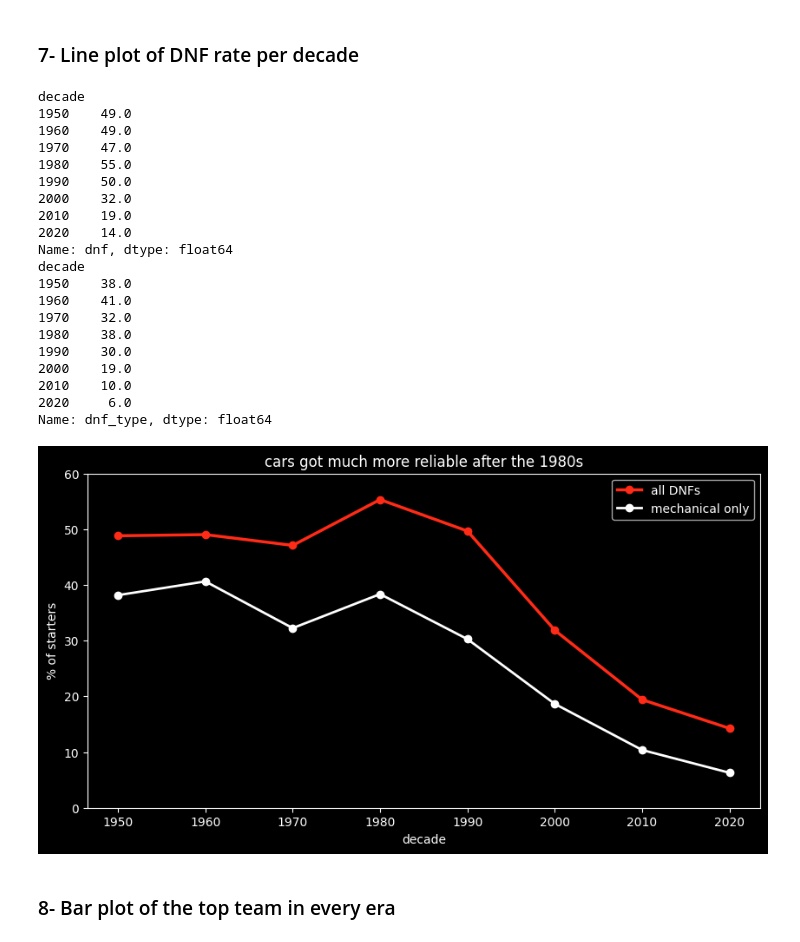
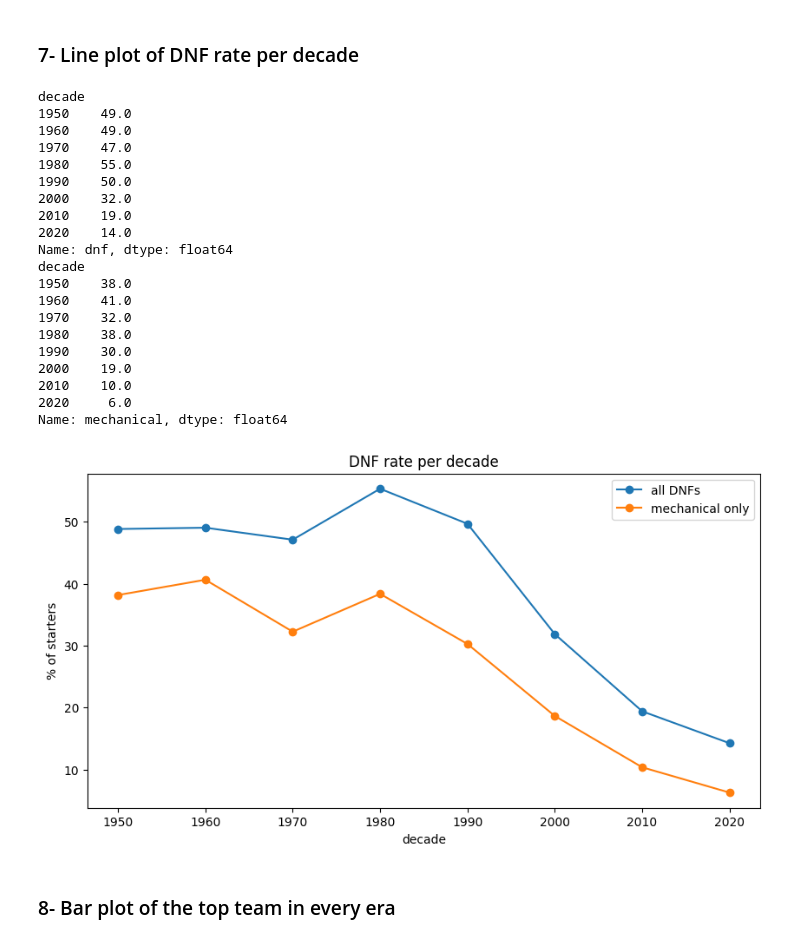
Before and after one commit to Majed-Codes/f1-eda-dashboard, a Jupyter notebook: notebook/f1_eda.ipynb, the cells around one changed output. Saved outputs shown, nothing was run; the diff lists cells and outputs as text; code cells hidden in the pictures.

```diff
--- a/notebook/f1_eda.ipynb
+++ b/notebook/f1_eda.ipynb
@@ -34,9 +33,6 @@ import pandas as pd
 import numpy as np
 import matplotlib.pyplot as plt
 import seaborn as sns
-
-plt.style.use('dark_background')
-red = '#FF2B17'
 # %% [markdown]
 # Step 3 - Data Loading & Structure
 
@@ -146,11 +137,11 @@ drivers=drivers[['driverId', 'forename', 'surname', 'nationality']]
 constructors=constructors[['constructorId', 'name', 'nationality']]
 circuits=circuits[['circuitId', 'name', 'country']]
 
-df=results.merge(races, on='raceId', how='left')
-df=df.merge(drivers, on='driverId', how='left')
-df=df.merge(constructors, on='constructorId', how='left')
-df=df.merge(status, on='statusId', how='left')
-df=df.merge(circuits, on='circuitId', how='left')
+df=results.merge(races, on='raceId')
+df=df.merge(drivers, on='driverId')
+df=df.merge(constructors, on='constructorId')
+df=df.merge(status, on='statusId')
+df=df.merge(circuits, on='circuitId')
 df.head()
 # %% [output]
 |  | resultId | raceId | driverId | constructorId | number | grid | position | positionText | positionOrder | ... |
@@ -354,10 +327,10 @@ df[['race_name', 'circuit_name', 'team', 'driver']].head()
 * dnf: started but didnt finish
 # %%
-df['finished']=(df['status']=='Finished') | (df['status'].str.match(r'^\+\d+ Lap'))
+df['finished']=(df['status']=='Finished') | (df['status'].str.contains('Lap'))
 
 not_started=['Did not qualify', 'Did not prequalify', 'Withdrew', 'Did not start', 'Excluded', 'Not classified']
-df['starter']=~df['status'].isin(not_started)
+df['starter']=df['status'].isin(not_started)==False
 
-df['dnf']=df['starter'] & ~df['finished']
-print(df['finished'].sum(), df['starter'].sum(), df['dnf'].sum())
+df['dnf']=(df['starter']==True) & (df['finished']==False)
+df[['finished', 'starter', 'dnf']].sum()
 # %% [output]
@@ -586,8 +526,11 @@ plt.show()
 # %% [markdown]
 ### 7- Line plot of DNF rate per decade
 # %%
+starters=starters.copy()
+starters['mechanical']=starters['dnf_type']=='Mechanical'
+
 dnf_rate=starters.groupby('decade')['dnf'].mean()*100
-mech_rate=starters.groupby('decade')['dnf_type'].apply(lambda x: (x=='Mechanical').mean())*100
+mech_rate=starters.groupby('decade')['mechanical'].mean()*100
 print(dnf_rate.round())
 print(mech_rate.round())
 # %% [output]
@@ -610,23 +553,20 @@ decade
 2000    19.0
 2010    10.0
 2020     6.0
-Name: dnf_type, dtype: float64
+Name: mechanical, dtype: float64
 # %%
 plt.figure(figsize=(10,5))
-plt.plot(dnf_rate.index, dnf_rate, marker='o', color=red, linewidth=2.5, label='all DNFs')
-plt.plot(mech_rate.index, mech_rate, marker='o', color='white', linewidth=2, label='mechanical only')
-plt.title('cars got much more reliable after the 1980s')
+plt.plot(dnf_rate.index, dnf_rate, marker='o', label='all DNFs')
+plt.plot(mech_rate.index, mech_rate, marker='o', label='mechanical only')
+plt.title('DNF rate per decade')
 plt.xlabel('decade')
 plt.ylabel('% of starters')
-plt.ylim(0, 60)
 plt.legend()
-plt.savefig('../reports/figures/07_dnf_rate_by_decade.png', dpi=150, bbox_inches='tight')
 plt.show()
-#until the 1980s around half of the starters didnt finish
-#in the 2020s its only 14%
-#mechanical DNFs went from 38% of starters in the 1950s to 6%
+# until the 1980s about half of the starters didnt finish, in the 2020s its only 14%
+# mechanical DNFs went from 38% in the 1950s to 6%
 # %% [output]
-[figure, old version]
+[figure, new version]
 # %% [markdown]
 ### 8- Bar plot of the top team in every era
 # %%
```
Also changed, not shown: parts of 55 cells of this notebook, 1 other file.
